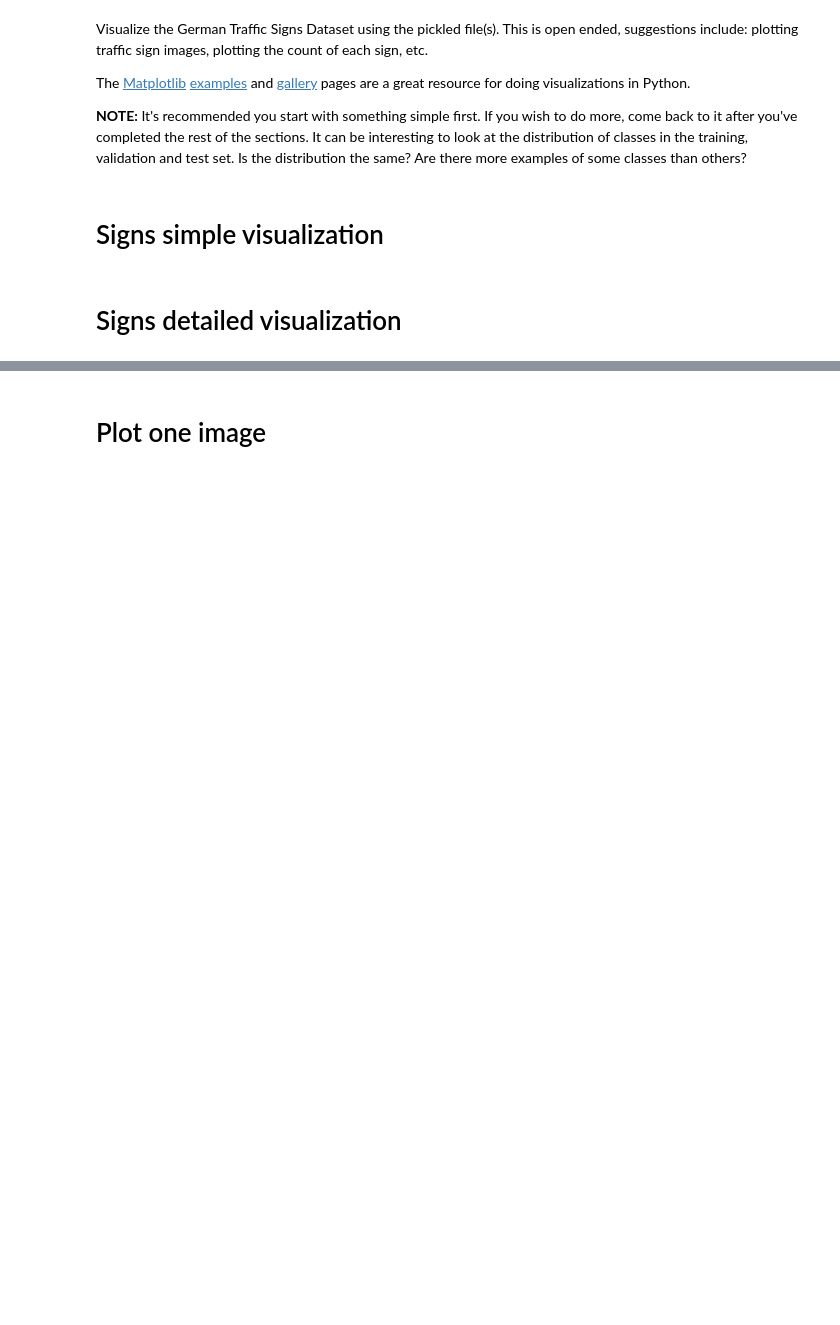
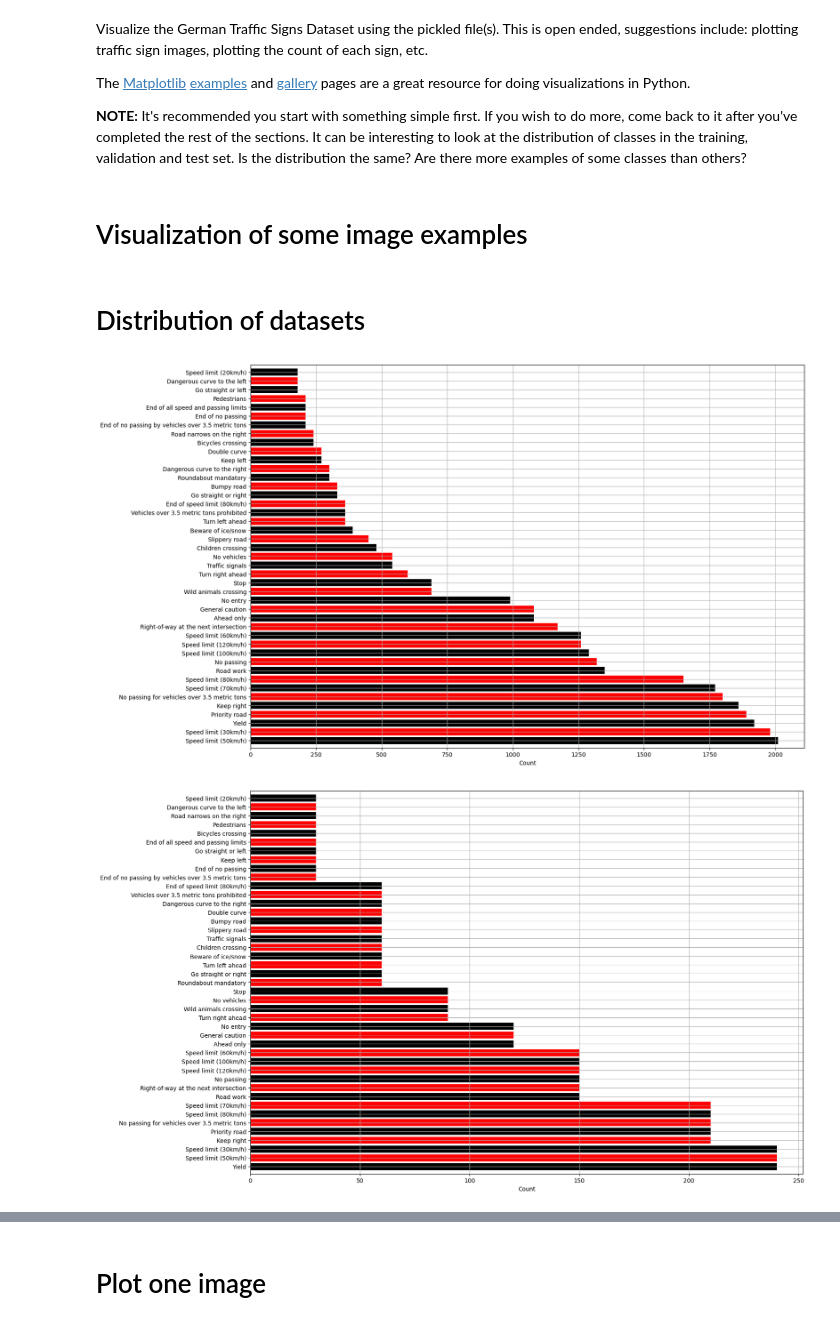
Before and after one commit to GiorGio82/P3-Traffic-Sign-Classifier, a Jupyter notebook: Traffic_Sign_Classifier.ipynb, the cells around one changed output, grey strips where cells are left out. Saved outputs shown, nothing was run; the diff lists cells and outputs as text; code cells hidden in the pictures; blank space fills up the shorter version.

Commit message:
created writeup images folder, horizontal bar plot function

```diff
--- a/Traffic_Sign_Classifier.ipynb
+++ b/Traffic_Sign_Classifier.ipynb
@@ -109,7 +109,7 @@ The [Matplotlib](http://matplotlib.org/) [examples](http://matplotlib.org/exampl
 #stats = df.hist(bins=len(df.sign.unique()))
 #item_counts = df["sign"].value_counts().sort_index()
 #print(item_counts)
-# %% [markdown]
-# Signs simple visualization
+# %% [markdown]
+# Visualization of some image examples
 # %%
 
@@ -155,2 +152,51 @@ def plot_sample_of_each():
-# %% [markdown]
-# Signs detailed visualization
+# %% [markdown]
+# Distribution of datasets
+# %%
+
+def plot_sign_count_bar(signnames,counter,dataset_name='Training'):
+    """
+    Creates and plot an horizontal bar plot
+    :param signnames: list of names for the labels
+    :param counter: amount of of pictures per class
+    :param dataset_name: used as filename title
+    :return: saves a png file
+    """
+    #put sign names and counters into a dict
+    sign_dict = {}
+    for s,c in zip(signnames,counter):
+        sign_dict[s]=c
+
+    #sort dict values for nicer visualization
+    values = sorted(sign_dict.values())
+    labels = sorted(sign_dict, key=sign_dict.get)
+
+    #generate figure
+    plt.rcdefaults()
+    fig, ax = plt.subplots()
+    plt.tight_layout()
+    fig.set_size_inches(15, 10.5)
+    plt.margins(y=0.01)
+    plt.grid(True)
+    ax.barh(range(len(sign_dict)), values, align='center')
+    bars = plt.barh(range(len(sign_dict)), values, align='center',color=['black','red'])
+    plt.yticks(range(len(sign_dict)), labels)
+    ax.invert_yaxis()  # labels read top-to-bottom
+    ax.set_xlabel('Count')
+    fig.show()
+    fig.savefig('writeup_images/{} data distrib.png'.format(dataset_name),dpi=300, bbox_inches = "tight")
+
+
+signnames = read_csv("signnames.csv").values[:, 1]
+
+#visualizing and saving Training data distribution
+sign_classes, class_indices, class_counts = np.unique(y_train, return_index = True, return_counts = True)
+plot_sign_count_bar(signnames,class_counts,dataset_name='Training')
+#visualizing and saving Validation data distribution
+sign_classes, class_indices, class_counts = np.unique(y_valid, return_index = True, return_counts = True)
+plot_sign_count_bar(signnames,class_counts,dataset_name='Validation')
+#visualizing and saving Test data distribution
+sign_classes, class_indices, class_counts = np.unique(y_test, return_index = True, return_counts = True)
+plot_sign_count_bar(signnames,class_counts,dataset_name='Test')
+# %% [output]
+[figure, added]
+[figure, added]
```
Also changed, not shown: parts of 16 cells of this notebook, 4 other files.
